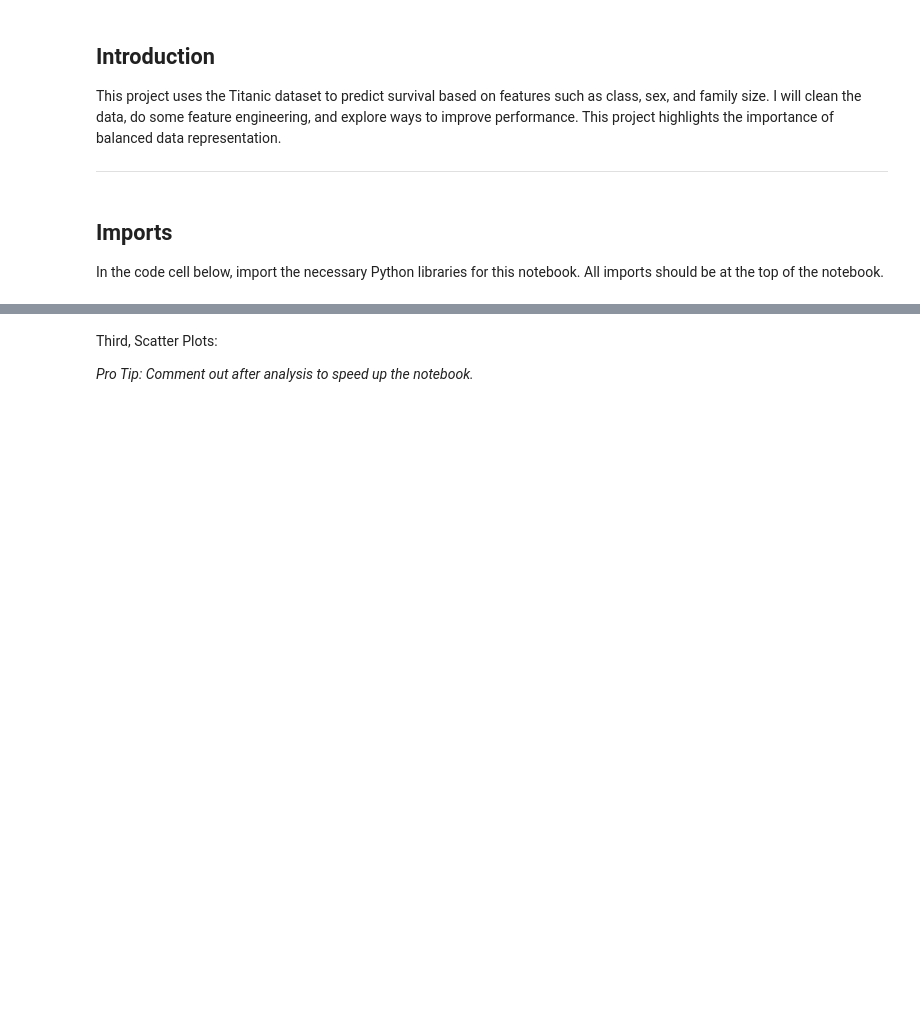
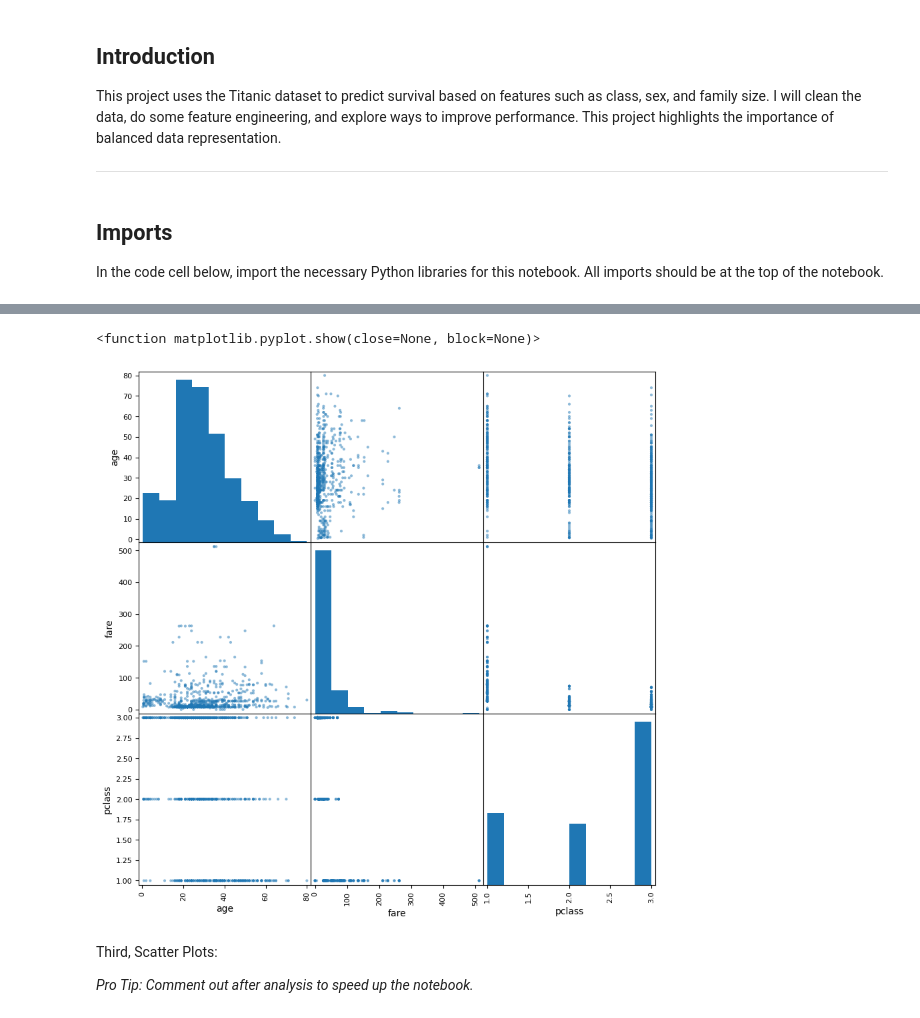
Before and after one commit to Bdowdle4/applied-ml-dowdle, a Jupyter notebook: lab02/ml02_dowdle.ipynb, the cells around one changed output, grey strips where cells are left out. Saved outputs shown, nothing was run; the diff lists cells and outputs as text; code cells hidden in the pictures; blank space fills up the shorter version.

```diff
--- a/lab02/ml02_dowdle.ipynb
+++ b/lab02/ml02_dowdle.ipynb
@@ -107,0 +47,15 @@ Second, Boxenplots:
+# %%
+# Load the data
+titanic = sns.load_dataset('titanic')
+
+# If command is not the last statement in a Python cell, you'll have to wrap in the print() function to display.
+print('Info:')
+print(titanic.info())
+print('First 10 Rows:')
+print(titanic.head(10))
+print('Missing Values:')
+print(titanic.isnull().sum())
+print('Summary Statistics:')
+print(titanic.describe())
+print('Numeric Correlations:')
+print(titanic.corr(numeric_only=True))
@@ -108,3 +104,13 @@ Second, Boxenplots:
+# %%
+# Create scatter matrix.
+# Use only numeric attributes for the scatter matrix.
+# If you want to explore categorical data, use count plots and bar plots instead.
+attributes = ['age', 'fare', 'pclass']
+scatter_matrix(titanic[attributes], figsize=(10, 10))
+plt.show
+# %% [output]
+<function matplotlib.pyplot.show(close=None, block=None)>
+[figure, added]
 # %%
 # Create a boxenplot for each column
 for column in df.columns:
```
Also changed, not shown: parts of 13 cells of this notebook.
